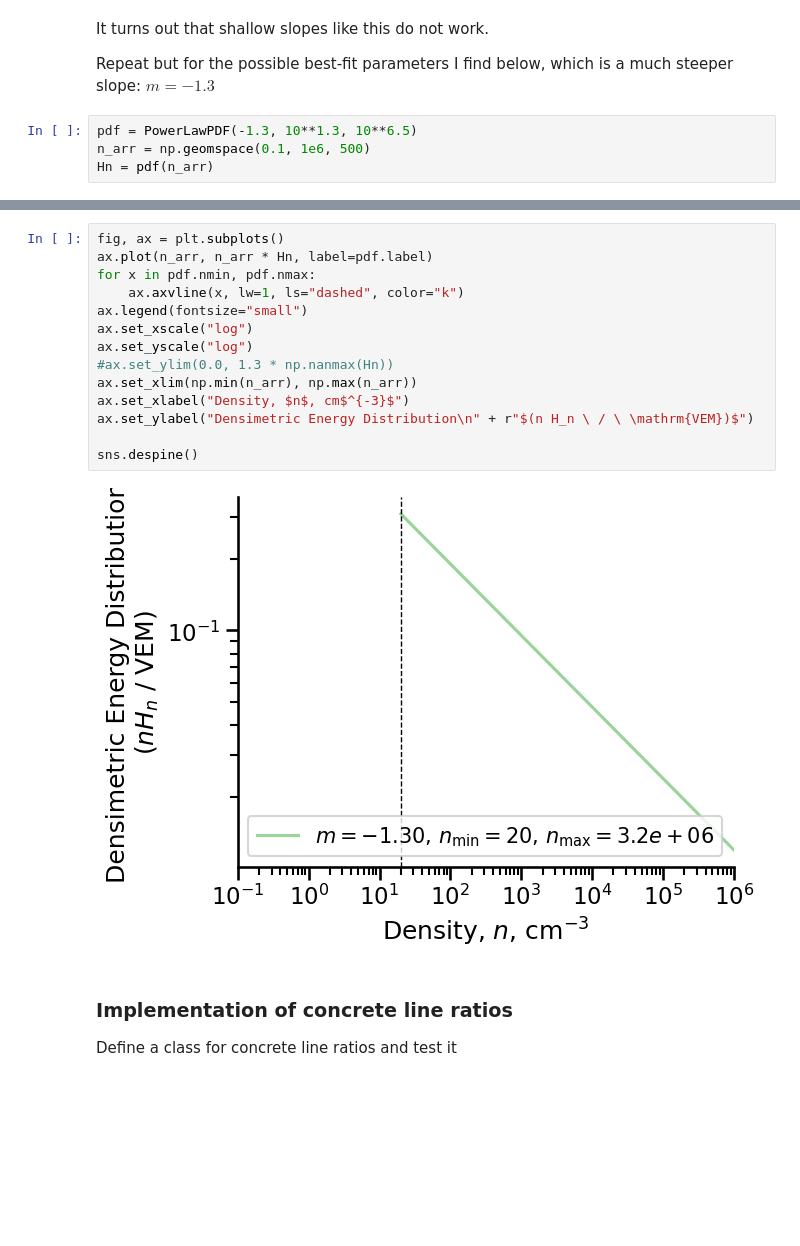
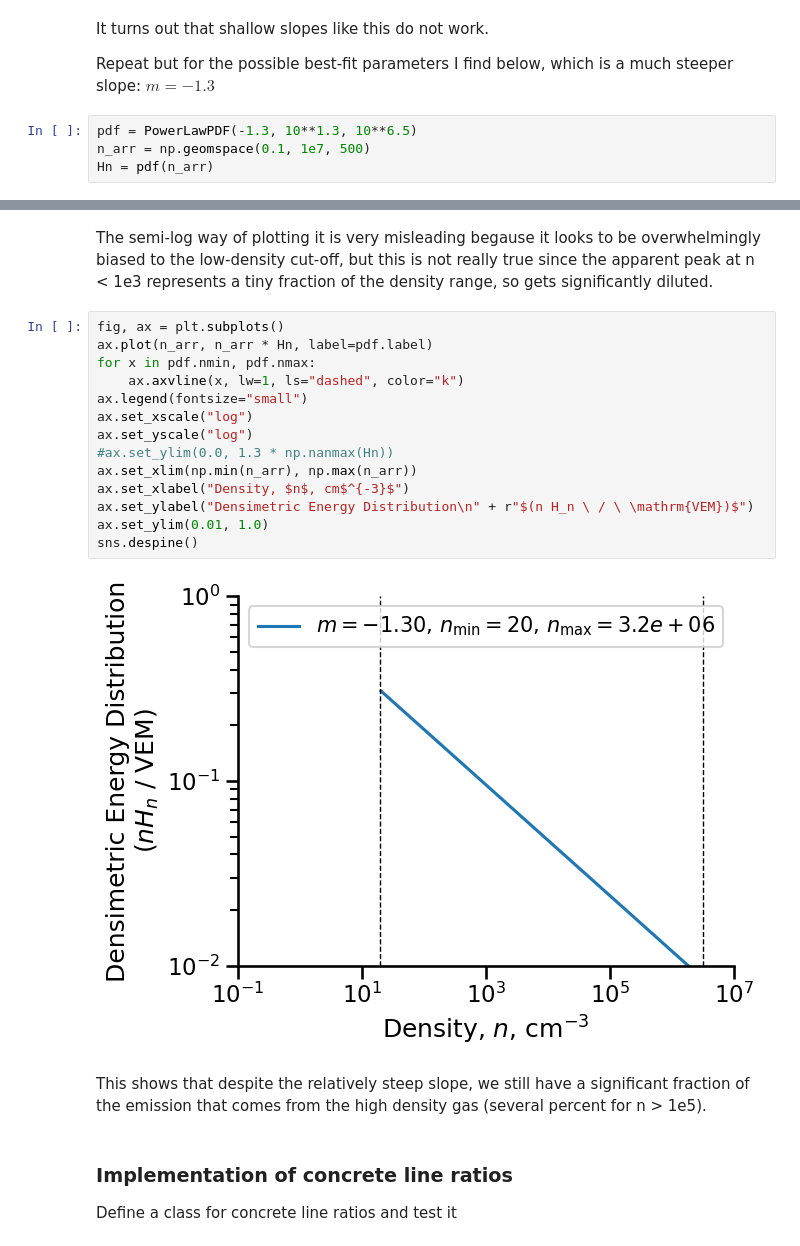
Before and after one commit to will-henney/hii-density-distribution, a Jupyter notebook: density_diagnostic_trends.ipynb, the cells around one changed output, grey strips where cells are left out. Drawn from its saved outputs; the diff is of its cells as text; blank space fills up the shorter version.

```diff
--- a/density_diagnostic_trends.ipynb
+++ b/density_diagnostic_trends.ipynb
@@ -314,7 +315,7 @@ It turns out that shallow slopes like this do not work.
 Repeat but for the possible best-fit parameters I find below, which is a much steeper slope: $m = -1.3$
 # %%
 pdf = PowerLawPDF(-1.3, 10**1.3, 10**6.5)
-n_arr = np.geomspace(0.1, 1e6, 500)
+n_arr = np.geomspace(0.1, 1e7, 500)
 Hn = pdf(n_arr)
 # %%
 fig, ax = plt.subplots()
@@ -334,19 +335,23 @@ sns.despine()
+# %% [markdown]
+The semi-log way of plotting it is very misleading begause it looks to be overwhelmingly biased to the low-density cut-off, but this is not really true since the apparent peak at n < 1e3 represents a tiny fraction of the density range, so gets significantly diluted.
 # %%
 fig, ax = plt.subplots()
 ax.plot(n_arr, n_arr * Hn, label=pdf.label)
 for x in pdf.nmin, pdf.nmax:
     ax.axvline(x, lw=1, ls="dashed", color="k")
 ax.legend(fontsize="small")
 ax.set_xscale("log")
 ax.set_yscale("log")
 #ax.set_ylim(0.0, 1.3 * np.nanmax(Hn))
 ax.set_xlim(np.min(n_arr), np.max(n_arr))
 ax.set_xlabel("Density, $n$, cm$^{-3}$")
 ax.set_ylabel("Densimetric Energy Distribution\n" + r"$(n H_n \ / \ \mathrm{VEM})$")
-
+ax.set_ylim(0.01, 1.0)
 sns.despine()
 # %% [output]
-[figure, old version]
+[figure, new version]
+# %% [markdown]
+This shows that despite the relatively steep slope, we still have a significant fraction of the emission that comes from the high density gas (several percent for n > 1e5).
 # %% [markdown]
 ### Implementation of concrete line ratios
 
```
Also changed, not shown: parts of 27 cells of this notebook.
